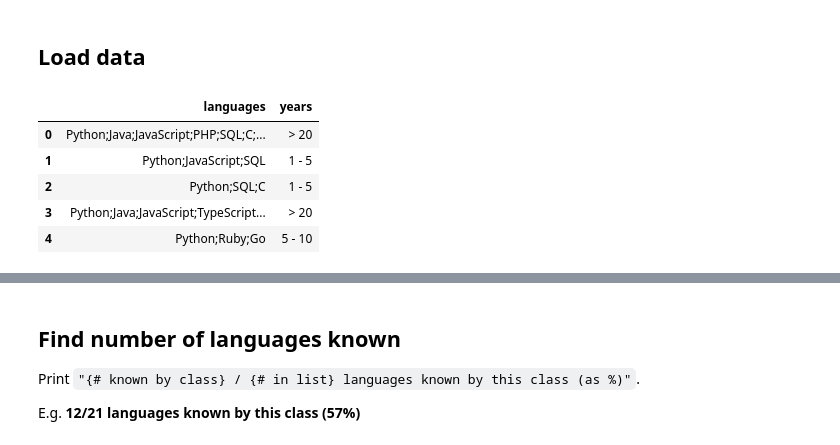
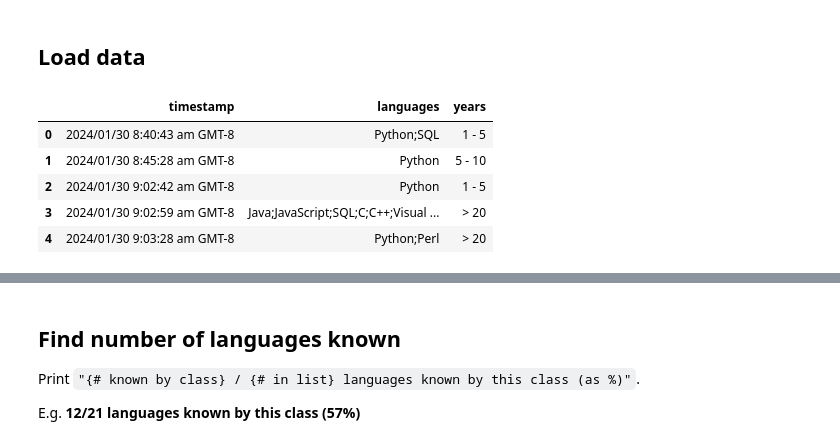
Before and after one commit to ariannedee/python-data-structures, a Jupyter notebook: project/sample_solutions/proj_4_pandas.ipynb, the cells around one changed output, grey strips where cells are left out. Saved outputs shown, nothing was run; the diff lists cells and outputs as text; code cells hidden in the pictures.

```diff
--- a/project/sample_solutions/proj_4_pandas.ipynb
+++ b/project/sample_solutions/proj_4_pandas.ipynb
@@ -11,16 +11,15 @@ all_langs = ['Python', 'Java', 'JavaScript', 'TypeScript', 'PHP', 'SQL', 'C', 'C
 # %%
 import pandas as pd
 
-df = pd.read_csv('../data/Survey-2023-Nov.csv', header=0, names=("timestamp", "languages", "years"),
-                 usecols=("languages", "years"))
+df = pd.read_csv('../data/Survey-2024-Jan.csv', header=0, names=("timestamp", "languages", "years"))
 df.head()
 # %% [output]
-|  | languages | years |
-| 0 | Python;Java;JavaScript;PHP;SQL;C;... | > 20 |
-| 1 | Python;JavaScript;SQL | 1 - 5 |
-| 2 | Python;SQL;C | 1 - 5 |
-| 3 | Python;Java;JavaScript;TypeScript... | > 20 |
-| 4 | Python;Ruby;Go | 5 - 10 |
+|  | timestamp | languages | years |
+| 0 | 2024/01/30 8:40:43 am GMT-8 | Python;SQL | 1 - 5 |
+| 1 | 2024/01/30 8:45:28 am GMT-8 | Python | 5 - 10 |
+| 2 | 2024/01/30 9:02:42 am GMT-8 | Python | 1 - 5 |
+| 3 | 2024/01/30 9:02:59 am GMT-8 | Java;JavaScript;SQL;C;C++;Visual ... | > 20 |
+| 4 | 2024/01/30 9:03:28 am GMT-8 | Python;Perl | > 20 |
 # %%
 import re
 
```
Also changed, not shown: parts of 15 cells of this notebook, 1 other file.
